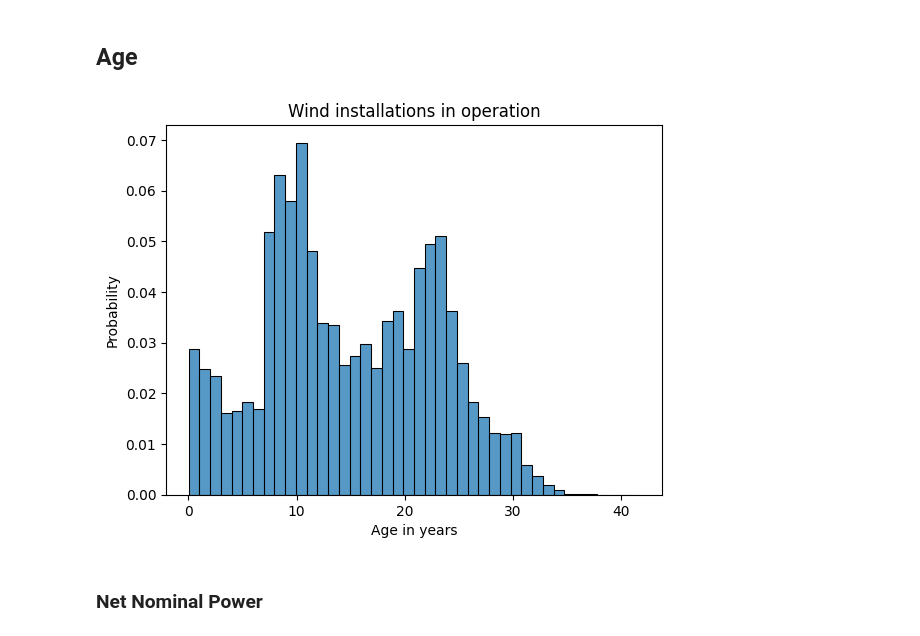
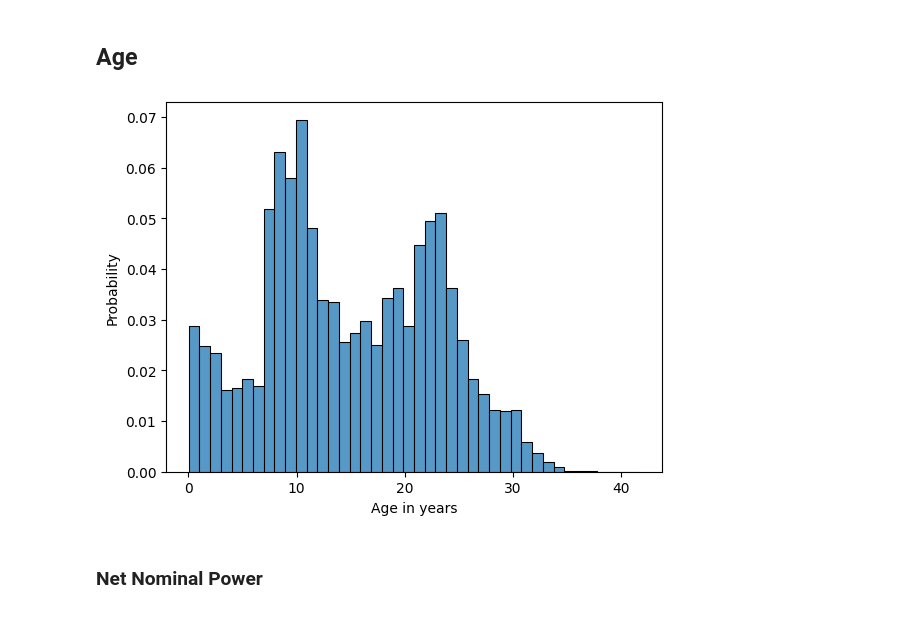
Before and after one commit to vikwal/synthetic_re_data_generation, a Jupyter notebook: marktstammdatenregister.ipynb, the cells around one changed output. Cells and saved outputs as stored; diff of their text form; code cells hidden in the pictures.

```diff
--- a/marktstammdatenregister.ipynb
+++ b/marktstammdatenregister.ipynb
@@ -419,13 +419,13 @@ df_wind.drop(df_wind[df_wind['EinheitBetriebsstatus'] != 35].index, inplace=True
 # %%
 age = get_age(data=df_wind, q_high=1)
 plot_distribution(series=age,
-                  title='Wind installations in operation',
+                  #title='Wind installations in operation',
                   x_label='Age in years',
                   binwidth=1,
                   save_plot=save_plot,
                   save_name='wind_age.png')
 # %% [output]
-[figure, old version]
+[figure, new version]
 # %%
 age_numpy = age.to_numpy()
 np.save("data/wind_ages.npy", age_numpy)
```
Also changed, not shown: parts of 3 cells of this notebook, 2 other files.
